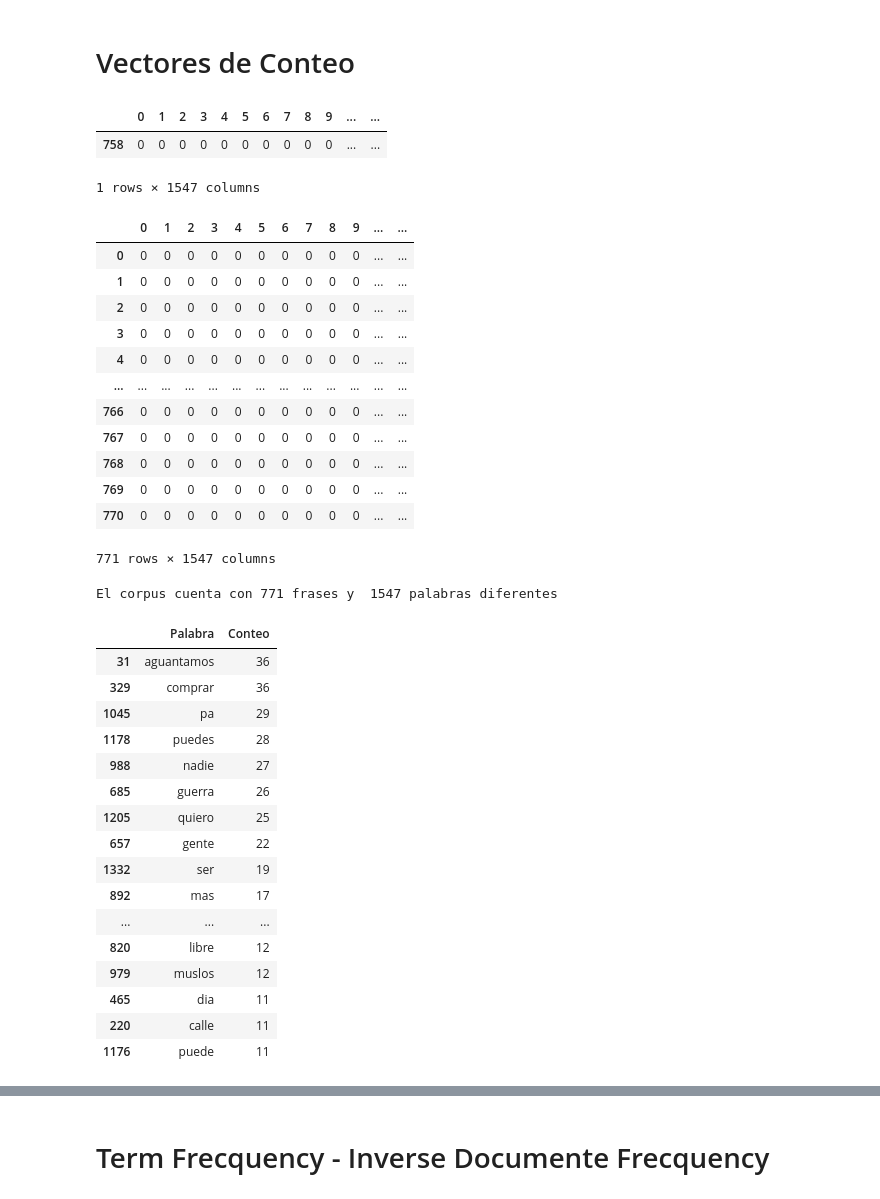
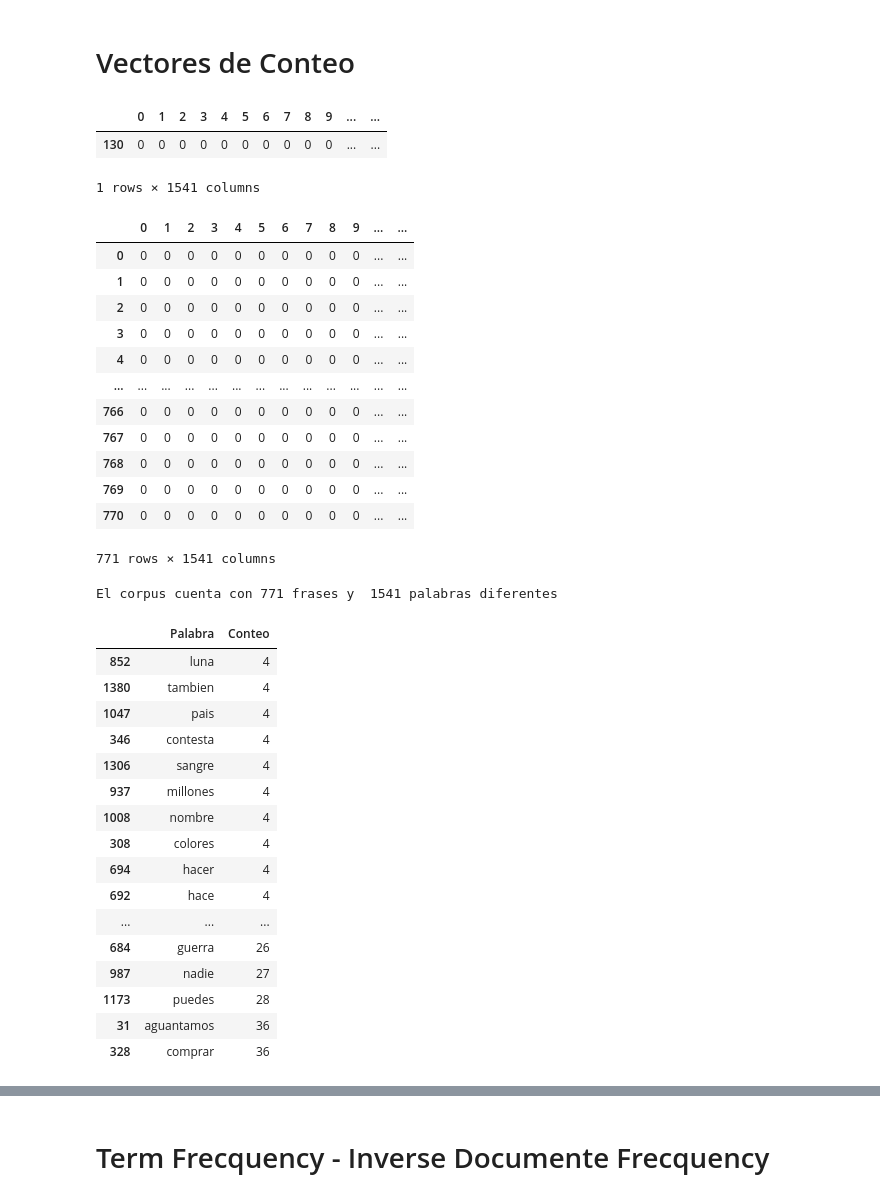
Before and after one commit to juansramos/NLP, a Jupyter notebook: Taller 10 Canciones.ipynb, the cells around one changed output, grey strips where cells are left out. Drawn from its saved outputs; the diff is of its cells as text; code cells hidden in the pictures.

```diff
--- a/Taller 10 Canciones.ipynb
+++ b/Taller 10 Canciones.ipynb
@@ -42,6 +46,11 @@ non_words.extend(map(str,range(10)))
 [nltk_data] Downloading package stopwords to
 [nltk_data]     C:\Users\57321\AppData\Roaming\nltk_data...
 [nltk_data]   Package stopwords is already up-to-date!
+# %%
+# Creacion de corpus propio
+My_Stop_Words = set(stopwords.words('spanish'))
+# Se adicionan stopwords
+My_Stop_Words.update(['pa','an','par','nao','to','pode'])
 # %%
 Cancion1 = '''Esto es un mensaje...
 De parte del residente 'e Calle 13...
@@ -987,8 +997,11 @@ Total_Canciones
 from sklearn.feature_extraction.text import CountVectorizer
 from sklearn.feature_extraction.text import TfidfVectorizer
 # %%
-Contar_Vec = CountVectorizer(stop_words=spanish_stopwords, analyzer='word', ngram_range=(1, 1), max_df=1.0, min_df=1,
-                             lowercase=True, max_features=None)
+#Contar_Vec = CountVectorizer(stop_words=spanish_stopwords, analyzer='word', ngram_range=(1, 1), max_df=1.0, min_df=1,
+#                             lowercase=True, max_features=None)
+
+Contar_Vec = CountVectorizer(stop_words=My_Stop_Words, analyzer='word', ngram_range=(1, 1), max_df=1.0, min_df=1,
+                            lowercase=True, max_features=None)
 # %%
 Contar_Vec
 # %% [output]
@@ -1027,8 +1046,8 @@ Vector_Conteo = pd.DataFrame(bag_of_words1.toarray())
 Vector_Conteo[Vector_Conteo[770] == 1]
 # %% [output]
 |  | 0 | 1 | 2 | 3 | 4 | 5 | 6 | 7 | 8 | 9 | ... | ... |
-| 758 | 0 | 0 | 0 | 0 | 0 | 0 | 0 | 0 | 0 | 0 | ... | ... |
+| 130 | 0 | 0 | 0 | 0 | 0 | 0 | 0 | 0 | 0 | 0 | ... | ... |
-1 rows × 1547 columns
+1 rows × 1541 columns
 # %%
 # pd.options.display.max_rows = None
 # pd.options.display.max_columns = None
@@ -1046,38 +1065,41 @@ Vector_Conteo
 | 768 | 0 | 0 | 0 | 0 | 0 | 0 | 0 | 0 | 0 | 0 | ... | ... |
 | 769 | 0 | 0 | 0 | 0 | 0 | 0 | 0 | 0 | 0 | 0 | ... | ... |
 | 770 | 0 | 0 | 0 | 0 | 0 | 0 | 0 | 0 | 0 | 0 | ... | ... |
-771 rows × 1547 columns
+771 rows × 1541 columns
 # %%
 print("El corpus cuenta con", len(Vector_Conteo), "frases y ", Vector_Conteo.columns.stop, "palabras diferentes")
 # %% [output]
-El corpus cuenta con 771 frases y  1547 palabras diferentes
+El corpus cuenta con 771 frases y  1541 palabras diferentes
 # %%
-Las_25_palabras_mas_usadas_Calle_13 = pd.DataFrame(Vector_Conteo.sum().sort_values(ascending= False)[0:25])
-Las_25 = Las_25_palabras_mas_usadas_Calle_13
-Las_25['Conteo']= Las_25_palabras_mas_usadas_Calle_13
+Las_100_palabras_mas_usadas_Calle_13 = pd.DataFrame(Vector_Conteo.sum().sort_values(ascending= False)[0:100])
+Las_100 = Las_100_palabras_mas_usadas_Calle_13
+Las_100['Conteo']= Las_100_palabras_mas_usadas_Calle_13
 
-for i in range(25):
-    Las_25.iloc[i,0] = list(Contar_Train.vocabulary_.keys())[list(Contar_Train.vocabulary_.values()).index(Las_25_palabras_mas_usadas_Calle_13.index[i])]
+for i in range(100):
+    Las_100.iloc[i,0] = list(Contar_Train.vocabulary_.keys())[list(Contar_Train.vocabulary_.values()).index(Las_100_palabras_mas_usadas_Calle_13.index[i])]
     #Las_25.iloc[i,1] = Las_25_palabras_mas_usadas_Calle_13.iloc[i, 0]
     i = i+1
 
-Las_25.columns = ['Palabra', 'Conteo']
-Las_25
+pd.options.display.max_rows = None
+
+Las_100.columns = ['Palabra', 'Conteo']
+Las_100 = Las_100.sort_values(by = 'Conteo')
+Las_100
 # %% [output]
 |  | Palabra | Conteo |
+| 852 | luna | 4 |
+| 1380 | tambien | 4 |
+| 1047 | pais | 4 |
+| 346 | contesta | 4 |
+| 1306 | sangre | 4 |
+| 937 | millones | 4 |
+| 1008 | nombre | 4 |
+| 308 | colores | 4 |
+| 694 | hacer | 4 |
+| 692 | hace | 4 |
+| ... | ... | ... |
+| 684 | guerra | 26 |
+| 987 | nadie | 27 |
+| 1173 | puedes | 28 |
 | 31 | aguantamos | 36 |
-| 329 | comprar | 36 |
-| 1045 | pa | 29 |
-| 1178 | puedes | 28 |
-| 988 | nadie | 27 |
-| 685 | guerra | 26 |
-| 1205 | quiero | 25 |
-| 657 | gente | 22 |
-| 1332 | ser | 19 |
-| 892 | mas | 17 |
-| ... | ... | ... |
-| 820 | libre | 12 |
-| 979 | muslos | 12 |
-| 465 | dia | 11 |
-| 220 | calle | 11 |
-| 1176 | puede | 11 |
+| 328 | comprar | 36 |
```
Also changed, not shown: parts of 22 cells of this notebook.
